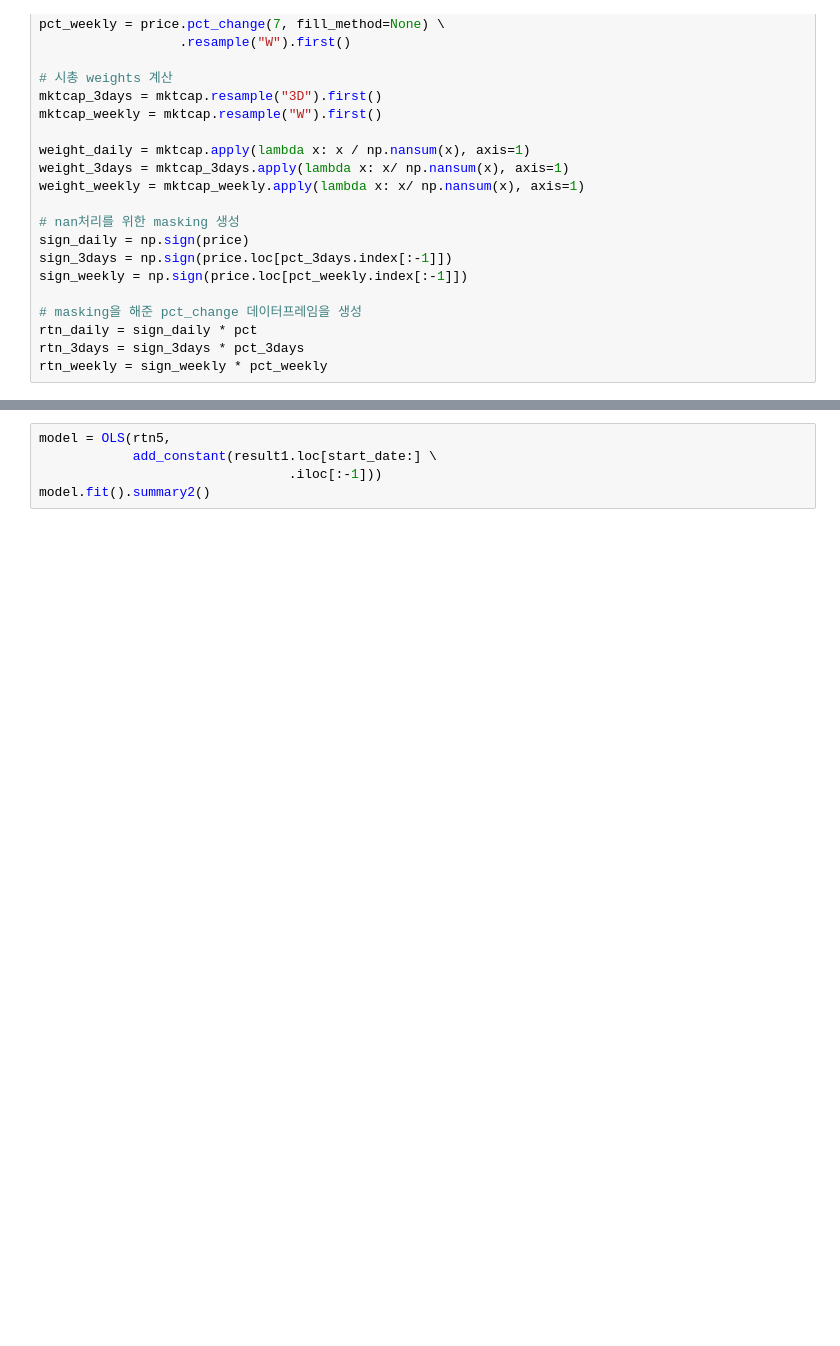
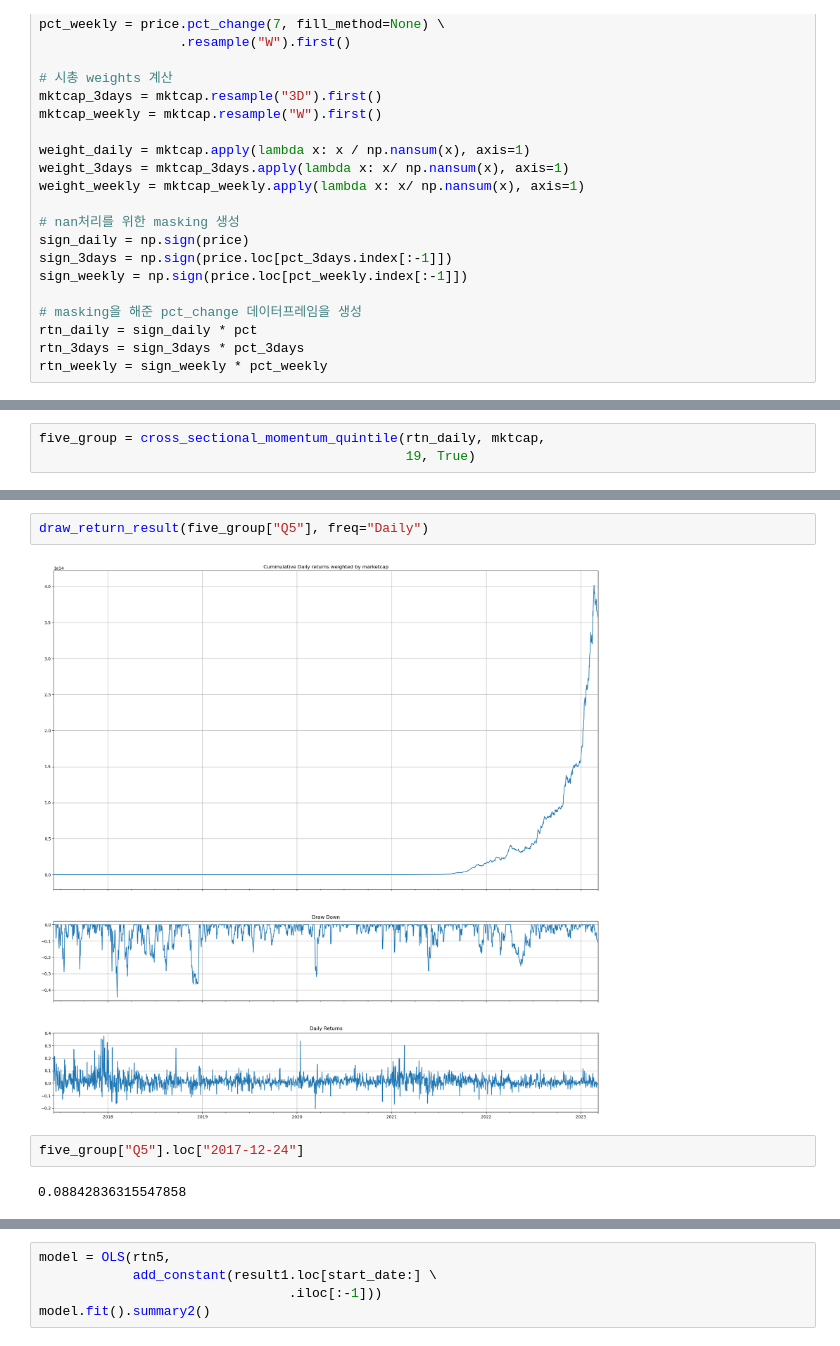
Before and after one commit to Jack-ryu/crypto_paper, a Jupyter notebook: jehyeon_cross_sectional_.ipynb, the cells around one changed output, grey strips where cells are left out. Saved outputs shown, nothing was run; the diff lists cells and outputs as text; blank space fills up the shorter version.

```diff
--- a/jehyeon_cross_sectional_.ipynb
+++ b/jehyeon_cross_sectional_.ipynb
@@ -191,0 +185,3 @@ plt.grid();
+# %%
+five_group = cross_sectional_momentum_quintile(rtn_daily, mktcap,
+                                               19, True)
@@ -191,0 +206,8 @@ plt.grid();
+# %%
+draw_return_result(five_group["Q5"], freq="Daily")
+# %% [output]
+[figure, added]
+# %%
+five_group["Q5"].loc["2017-12-24"]
+# %% [output]
+0.08842836315547858
```
Also changed, not shown: parts of 38 cells of this notebook, 4 other files.
